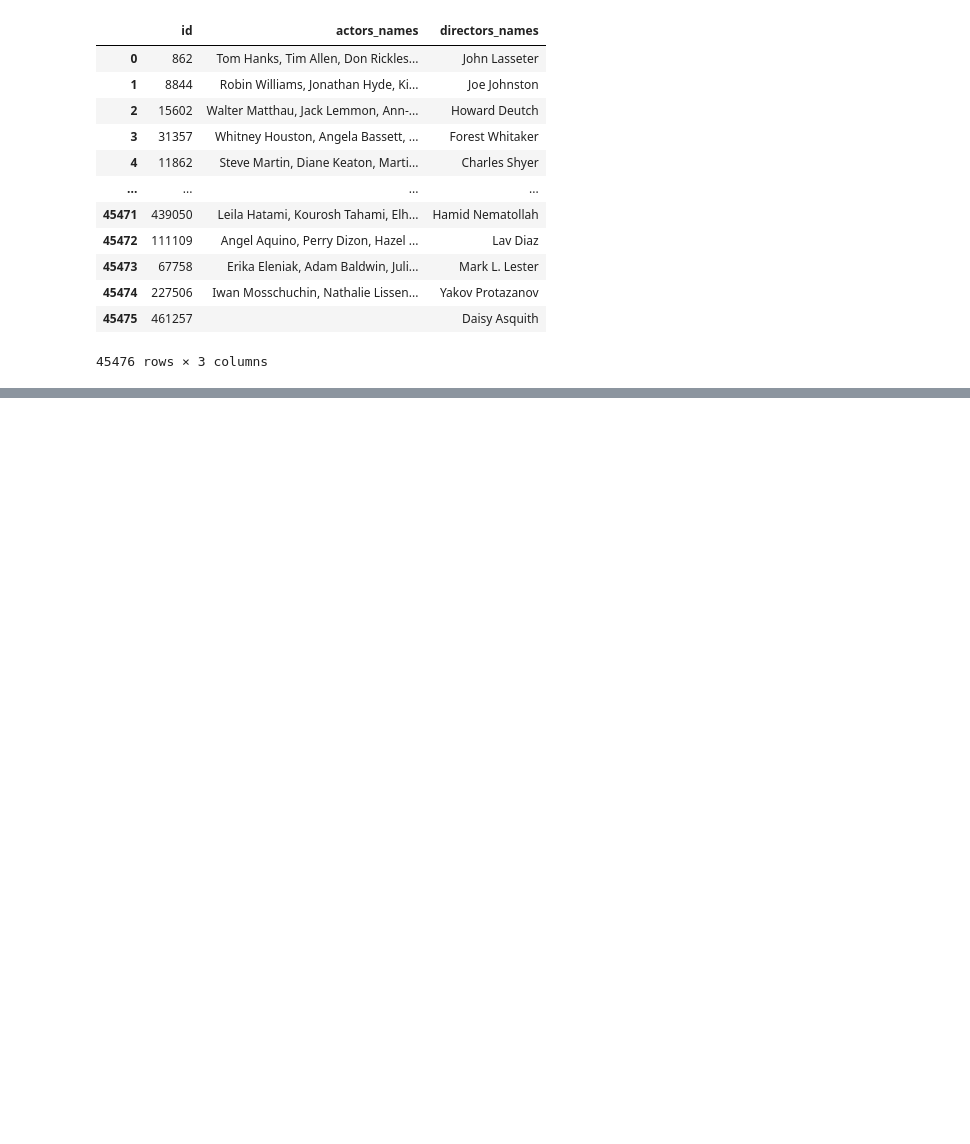
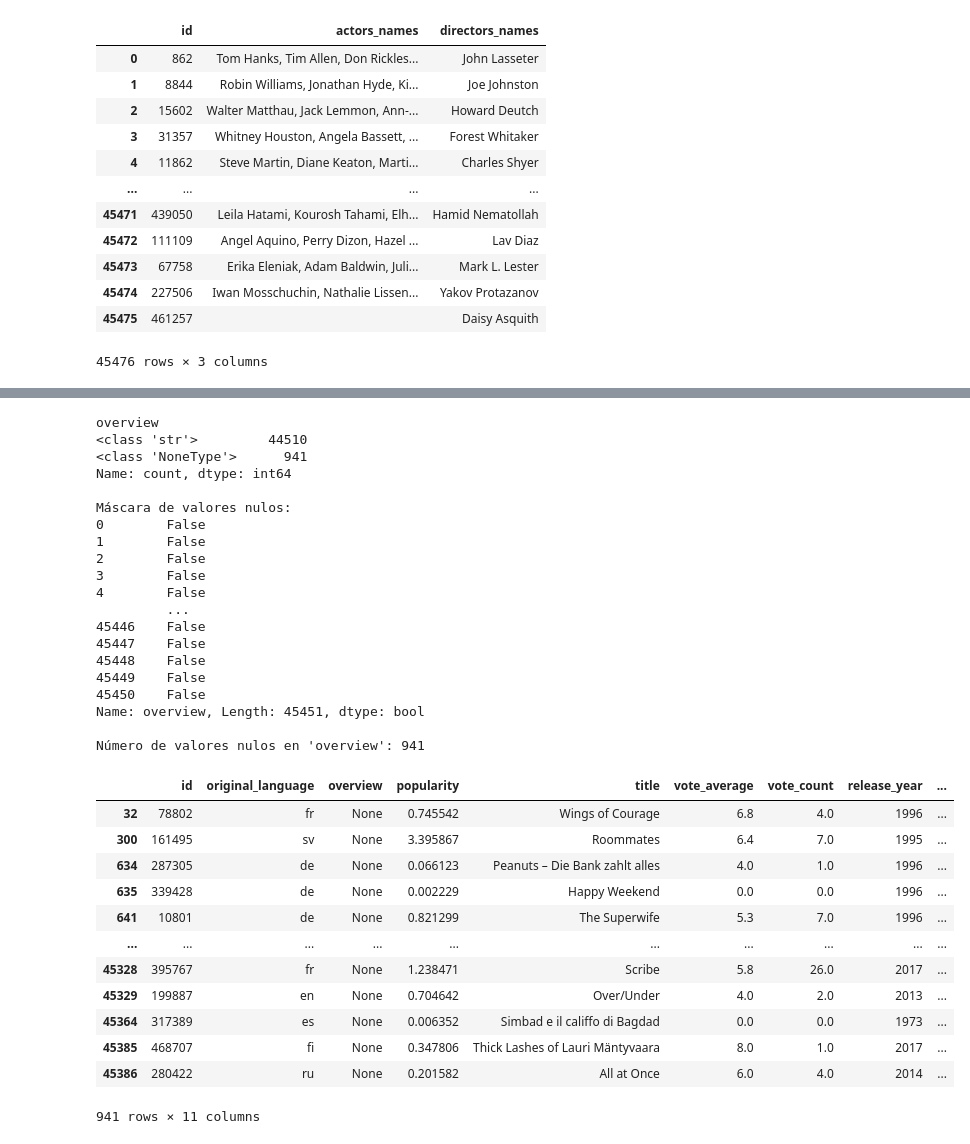
Before and after one commit to JulietaTrimarchi/primer-proyecto, a Jupyter notebook: EDA_modelo.ipynb, the cells around one changed output, grey strips where cells are left out. Cells and saved outputs as stored; diff of their text form; code cells hidden in the pictures; blank space fills up the shorter version.

```diff
--- a/EDA_modelo.ipynb
+++ b/EDA_modelo.ipynb
@@ -72,0 +146,51 @@ data_total
+# %%
+# Columna 'overview'
+# Tipo de datos
+print(data_total['overview'].apply(type).value_counts())
+
+# Identifico valores nulos
+null_mask = data_total['overview'].isna()
+print("\nMáscara de valores nulos:")
+print(null_mask)
+
+# Cuento valores nulos
+null_count = data_total['overview'].isna().sum()
+print(f"\nNúmero de valores nulos en 'overview': {null_count}")
+
+# Filtro las filas donde 'overview' es nulo
+rows_with_nulls = data_total[null_mask]
+rows_with_nulls
+# %% [output]
+overview
+<class 'str'>         44510
+<class 'NoneType'>      941
+Name: count, dtype: int64
+
+Máscara de valores nulos:
+0        False
+1        False
+2        False
+3        False
+4        False
+         ...
+45446    False
+45447    False
+45448    False
+45449    False
+45450    False
+Name: overview, Length: 45451, dtype: bool
+
+Número de valores nulos en 'overview': 941
+|  | id | original_language | overview | popularity | title | vote_average | vote_count | release_year | ... |
+| 32 | 78802 | fr | None | 0.745542 | Wings of Courage | 6.8 | 4.0 | 1996 | ... |
+| 300 | 161495 | sv | None | 3.395867 | Roommates | 6.4 | 7.0 | 1995 | ... |
+| 634 | 287305 | de | None | 0.066123 | Peanuts – Die Bank zahlt alles | 4.0 | 1.0 | 1996 | ... |
+| 635 | 339428 | de | None | 0.002229 | Happy Weekend | 0.0 | 0.0 | 1996 | ... |
+| 641 | 10801 | de | None | 0.821299 | The Superwife | 5.3 | 7.0 | 1996 | ... |
+| ... | ... | ... | ... | ... | ... | ... | ... | ... | ... |
+| 45328 | 395767 | fr | None | 1.238471 | Scribe | 5.8 | 26.0 | 2017 | ... |
+| 45329 | 199887 | en | None | 0.704642 | Over/Under | 4.0 | 2.0 | 2013 | ... |
+| 45364 | 317389 | es | None | 0.006352 | Simbad e il califfo di Bagdad | 0.0 | 0.0 | 1973 | ... |
+| 45385 | 468707 | fi | None | 0.347806 | Thick Lashes of Lauri Mäntyvaara | 8.0 | 1.0 | 2017 | ... |
+| 45386 | 280422 | ru | None | 0.201582 | All at Once | 6.0 | 4.0 | 2014 | ... |
+941 rows × 11 columns
```
Also changed, not shown: parts of 16 cells of this notebook.
